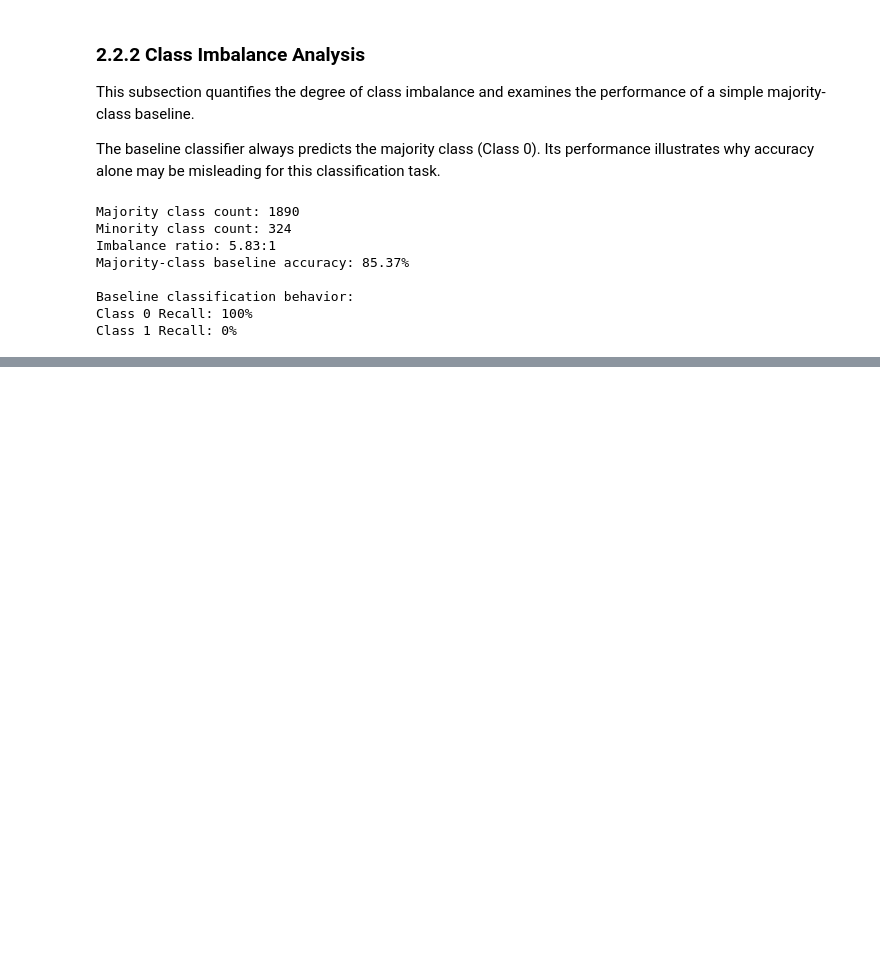
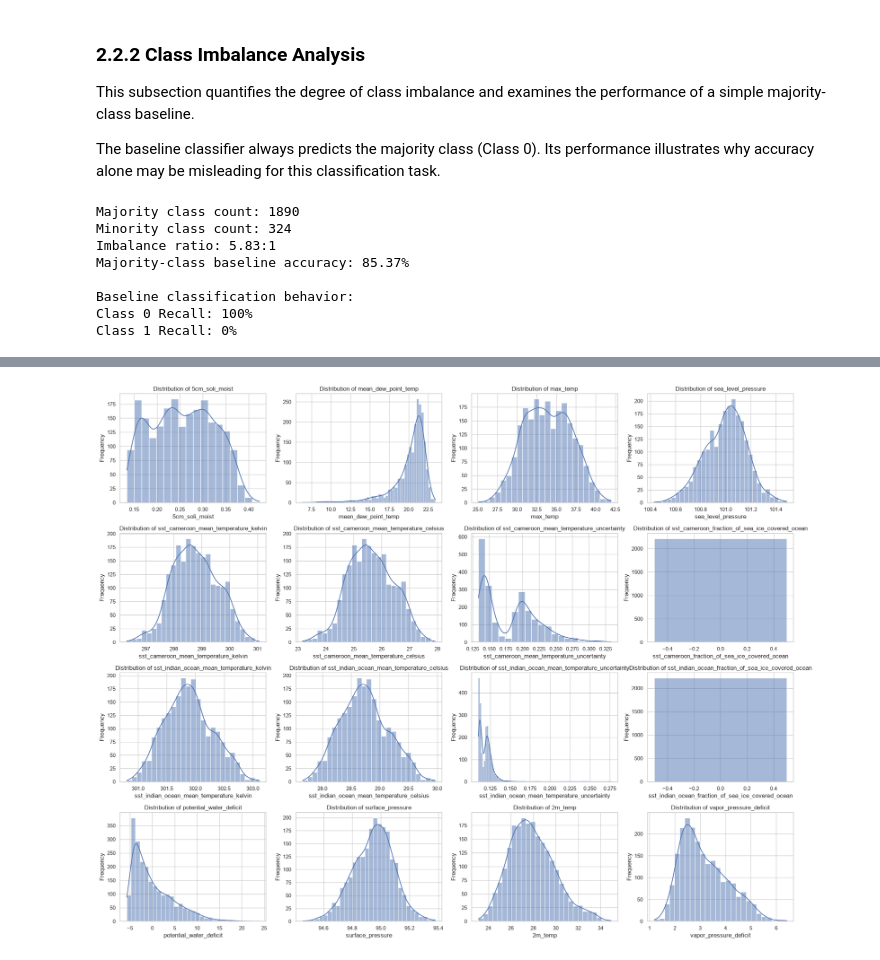
Before and after one commit to MosabOs/Dry-Spell-Prediction-ML, a Jupyter notebook: notebooks/02_exploratory_data_analysis.ipynb, the cells around one changed output, grey strips where cells are left out. Cells and saved outputs as stored; diff of their text form; code cells hidden in the pictures; blank space fills up the shorter version.

```diff
--- a/notebooks/02_exploratory_data_analysis.ipynb
+++ b/notebooks/02_exploratory_data_analysis.ipynb
@@ -188,0 +199,42 @@ Class 1 Recall: 0%
+# %%
+# Select numerical features, excluding the target variable
+numerical_features = (
+    train_merged
+    .select_dtypes(include=np.number)
+    .drop(columns=["dryspell_warn_7d"])
+    .columns
+)
+
+# Create distribution plots
+n_features = len(numerical_features)
+n_cols = 4
+n_rows = int(np.ceil(n_features / n_cols))
+
+fig, axes = plt.subplots(
+    n_rows,
+    n_cols,
+    figsize=(20, 4 * n_rows)
+)
+
+axes = axes.flatten()
+
+for i, feature in enumerate(numerical_features):
+    sns.histplot(
+        data=train_merged,
+        x=feature,
+        kde=True,
+        ax=axes[i]
+    )
+
+    axes[i].set_title(f"Distribution of {feature}")
+    axes[i].set_xlabel(feature)
+    axes[i].set_ylabel("Frequency")
+
+# Remove unused subplots
+for j in range(i + 1, len(axes)):
+    fig.delaxes(axes[j])
+
+plt.tight_layout()
+plt.show()
+# %% [output]
+[figure, added]
```
Also changed, not shown: parts of 18 cells of this notebook.
